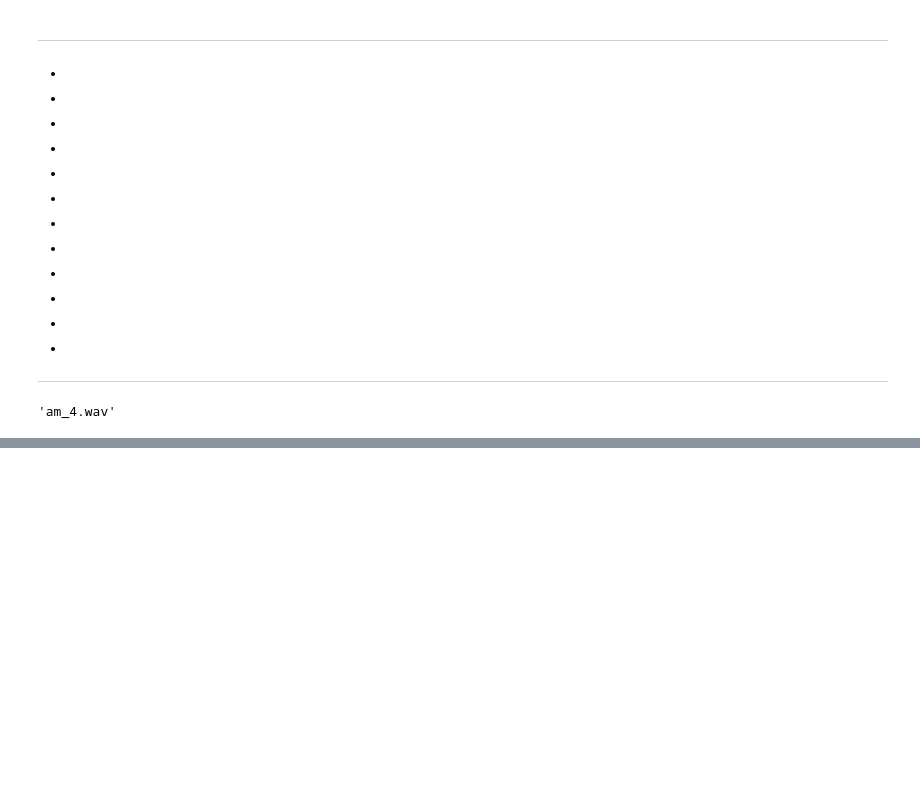
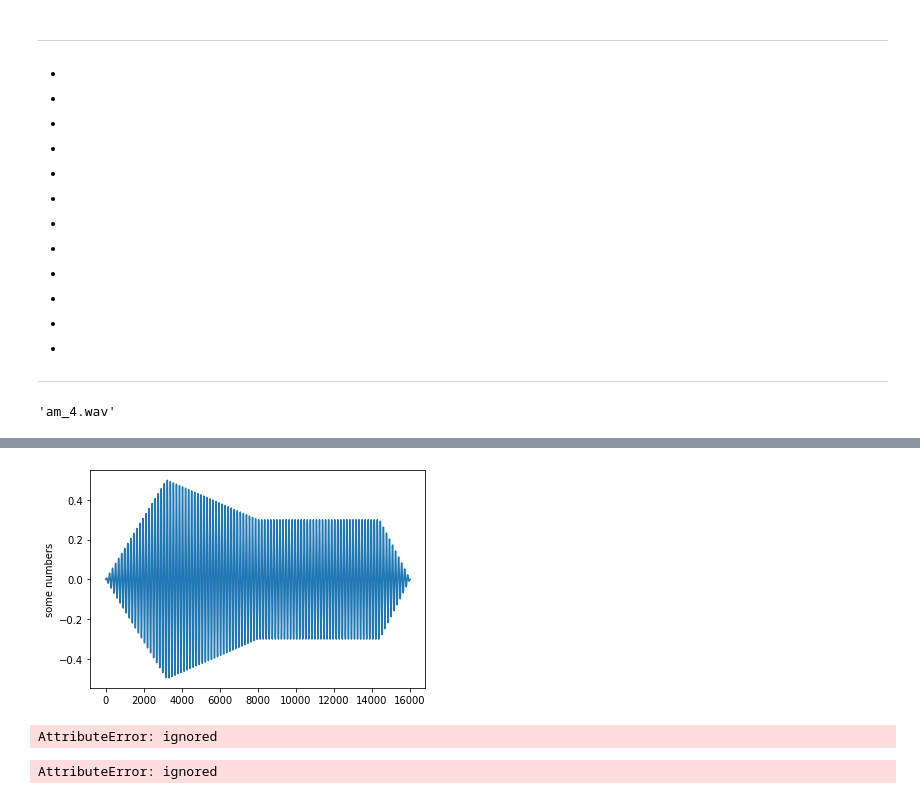
Before and after one commit to mezaga/ACIML, a Jupyter notebook: ACIML_seminario_prototype_final.ipynb, the cells around one changed output, grey strips where cells are left out. Drawn from its saved outputs; the diff is of its cells as text; code cells hidden in the pictures; blank space fills up the shorter version.

```diff
--- a/ACIML_seminario_prototype_final.ipynb
+++ b/ACIML_seminario_prototype_final.ipynb
@@ -394,0 +581,15 @@ if modelo == True:
+# %%
+
+z = envelope(0.5,0.3,0.3,0.1,[0.2,0.3,0.4,0.1], 16000*1)
+s = sinusoid(100)
+#s = am([100,1],2)
+#s = addsyn(200,1,[0.5,0.2,0.1,0.1,0.1])
+
+#s = fm([100,23],1,10)
+signal = samples * z
+import matplotlib.pyplot as plt
+plt.plot(s*z)
+plt.ylabel('some numbers')
+plt.show()
+# %% [output]
+[figure, added]
@@ -394,0 +669,29 @@ if modelo == True:
+# %%
+sr = 16000
+z = envelope(0.5,0.3,0.3,0.1,[0.2,0.3,0.4,0.1], 16000*1)
+synth = SynthGen(sr, z)
+s = synth.am()
+
+
+#z = synth.sustractive()
+
+plt.plot(s)
+plt.ylabel('some numbers')
+plt.show()
+# %% [output]
+AttributeError: ignored
+# %%
+sr = 16000
+z = envelope(0.5,0.3,0.3,0.1,[0.2,0.3,0.4,0.1], 16000*1)
+synth = SynthGen(sr, z)
+s = synth.additive(60,1,[0.3,0.3,0.3,0.1])
+s = synth.am()
+s = synth.fm()
+
+#z = synth.sustractive()
+
+plt.plot(AM[3])
+plt.ylabel('some numbers')
+plt.show()
+# %% [output]
+AttributeError: ignored
```
Also changed, not shown: parts of 23 cells of this notebook.
